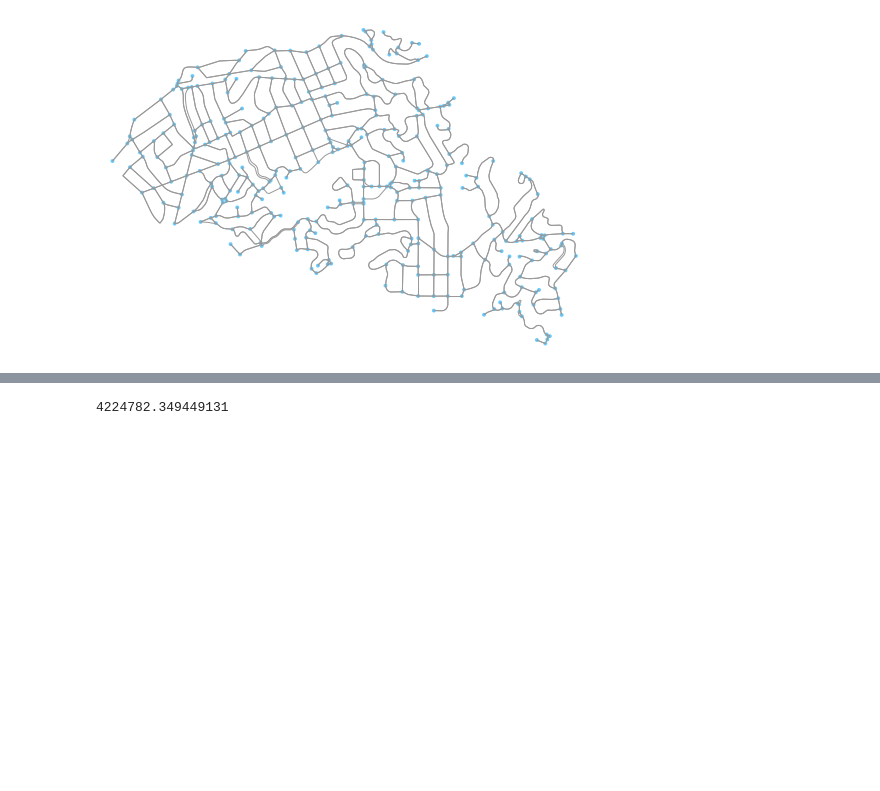
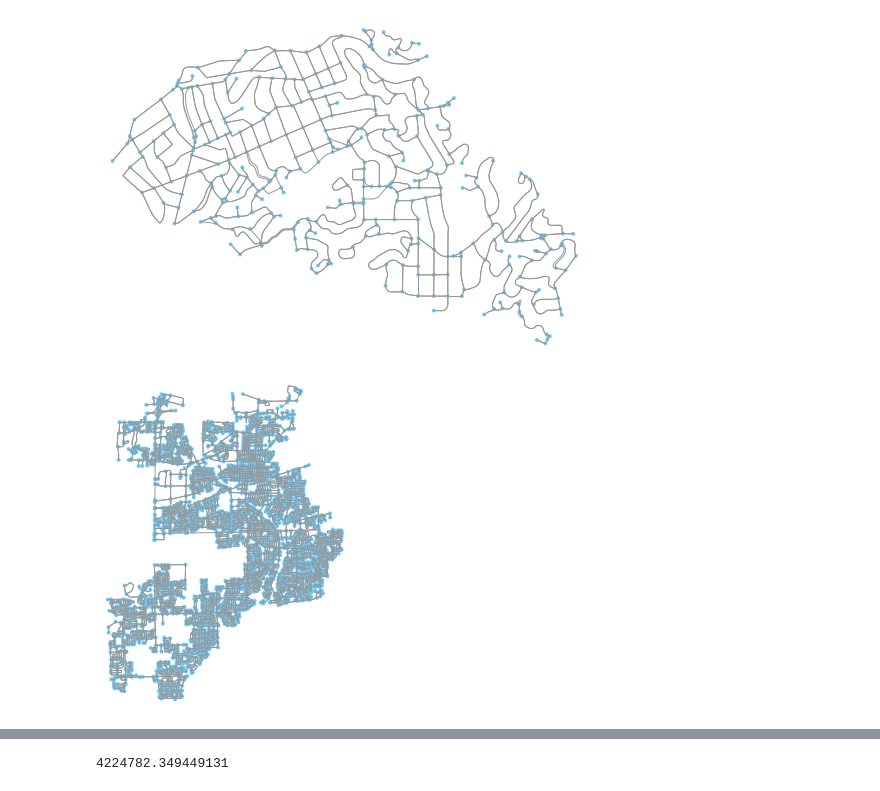
Before and after one commit to ajgatdu2/osmnx-examples, a Jupyter notebook: notebooks/00-osmnx-features-demo.ipynb, the cells around one changed output, grey strips where cells are left out. Cells and saved outputs as stored; diff of their text form; code cells hidden in the pictures; blank space fills up the shorter version.

```diff
--- a/notebooks/00-osmnx-features-demo.ipynb
+++ b/notebooks/00-osmnx-features-demo.ipynb
@@ -28,3 +67,8 @@ G = ox.graph_from_place('Piedmont, California, USA', network_type='drive')
 fig, ax = ox.plot_graph(G)
 # %% [output]
 [figure]
+# %%
+H = ox.graph_from_place('Naperville, Illinois, USA', network_type='drive')
+fig, ax = ox.plot_graph(H)
+# %% [output]
+[figure, added]
```
Also changed, not shown: parts of 19 cells of this notebook, 10 other files.
